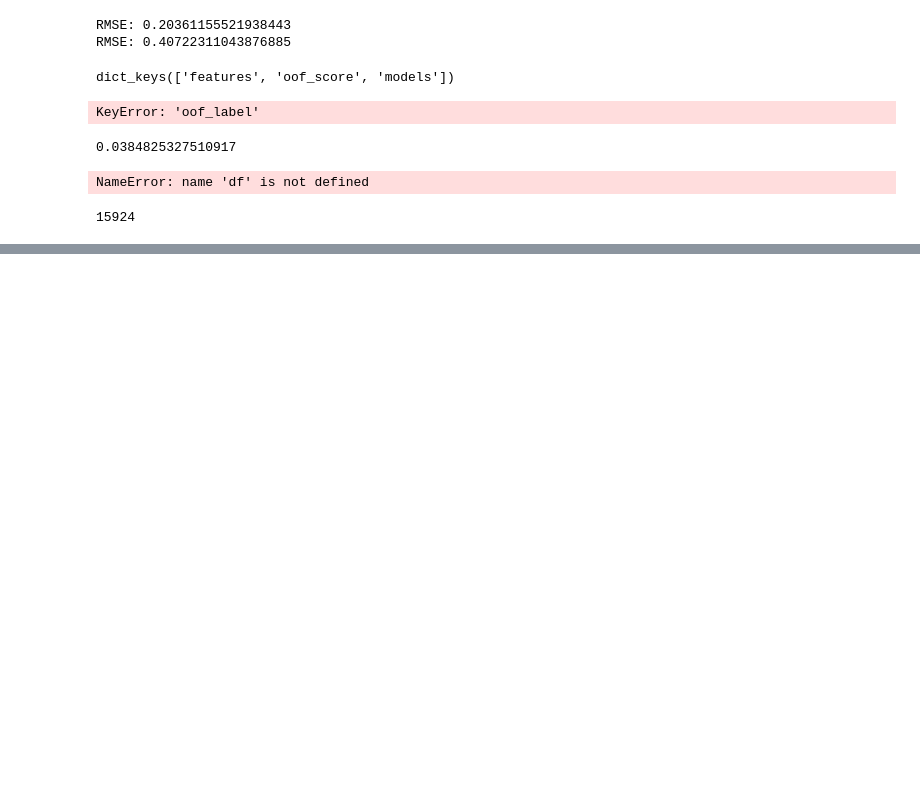
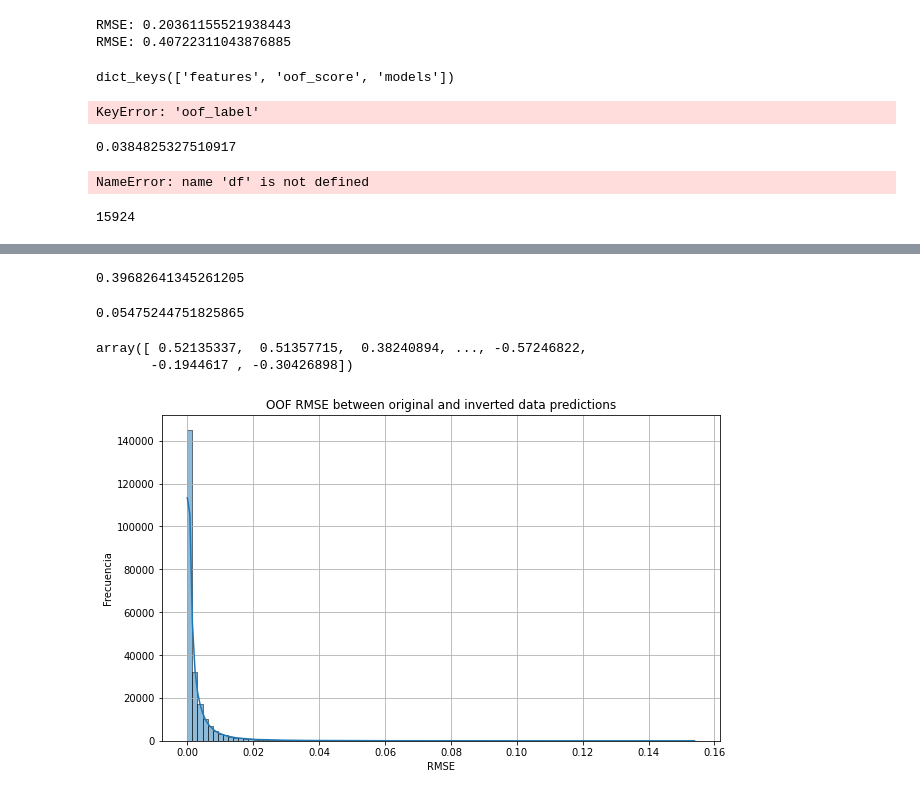
Before and after one commit to vadimtimakin/Kaggle-MCTS-6th-place-solution, a Jupyter notebook: draft.ipynb, the cells around one changed output, grey strips where cells are left out. Cells and saved outputs as stored; diff of their text form; code cells hidden in the pictures; blank space fills up the shorter version.

```diff
--- a/draft.ipynb
+++ b/draft.ipynb
@@ -950,0 +984,33 @@ import kaggle_evaluation.mcts_inference_server
+# %%
+from sklearn.metrics import mean_squared_error
+mean_squared_error(labels[mask], preds[mask], squared=False)
+# %% [output]
+0.39682641345261205
+# %%
+mean_squared_error(preds_masked, preds_unmasked * -1, squared=False)
+# %% [output]
+0.05475244751825865
+# %%
+preds_unmasked
+# %% [output]
+array([ 0.52135337,  0.51357715,  0.38240894, ..., -0.57246822,
+       -0.1944617 , -0.30426898])
+# %%
+import pandas as pd
+import numpy as np
+import matplotlib.pyplot as plt
+import seaborn as sns
+
+# Calcula RMSE para cada par de columnas
+rmse = (preds_unmasked * -1 - preds_masked) ** 2
+
+# Crea un gráfico de distribución
+plt.figure(figsize=(10, 6))
+sns.histplot(rmse, bins=100, kde=True)
+plt.title('OOF RMSE between original and inverted data predictions')
+plt.xlabel('RMSE')
+plt.ylabel('Frecuencia')
+plt.grid(True)
+plt.show()
+# %% [output]
+[figure, added]
```
Also changed, not shown: parts of 10 cells of this notebook, 1 other file.
